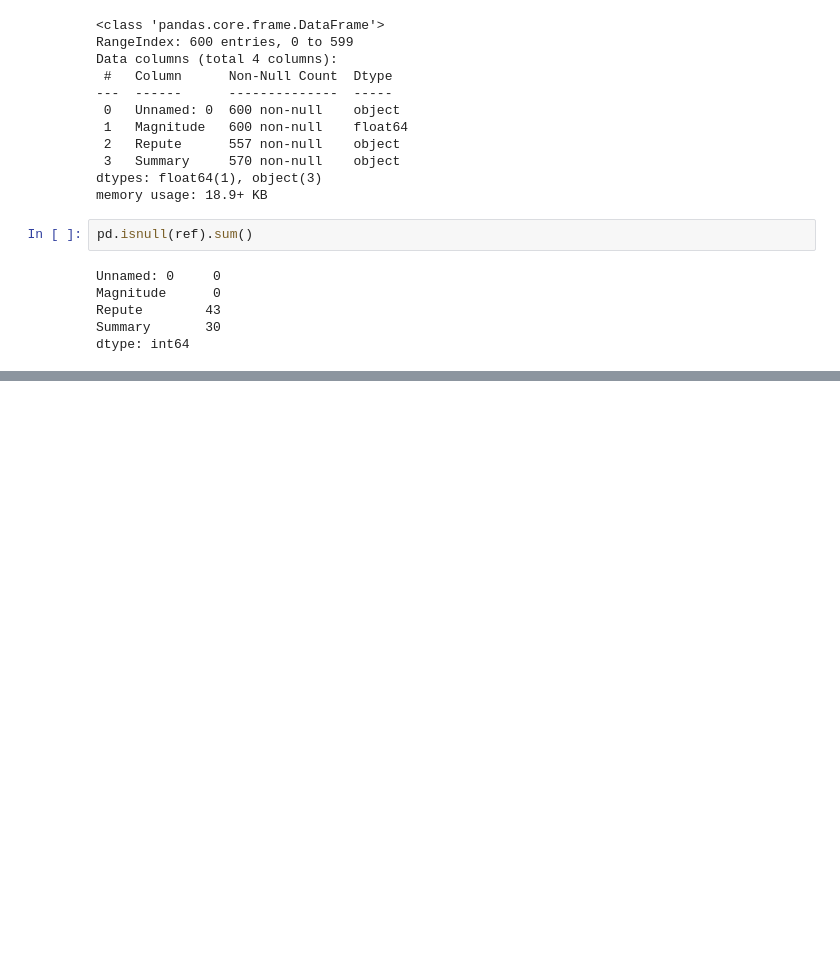
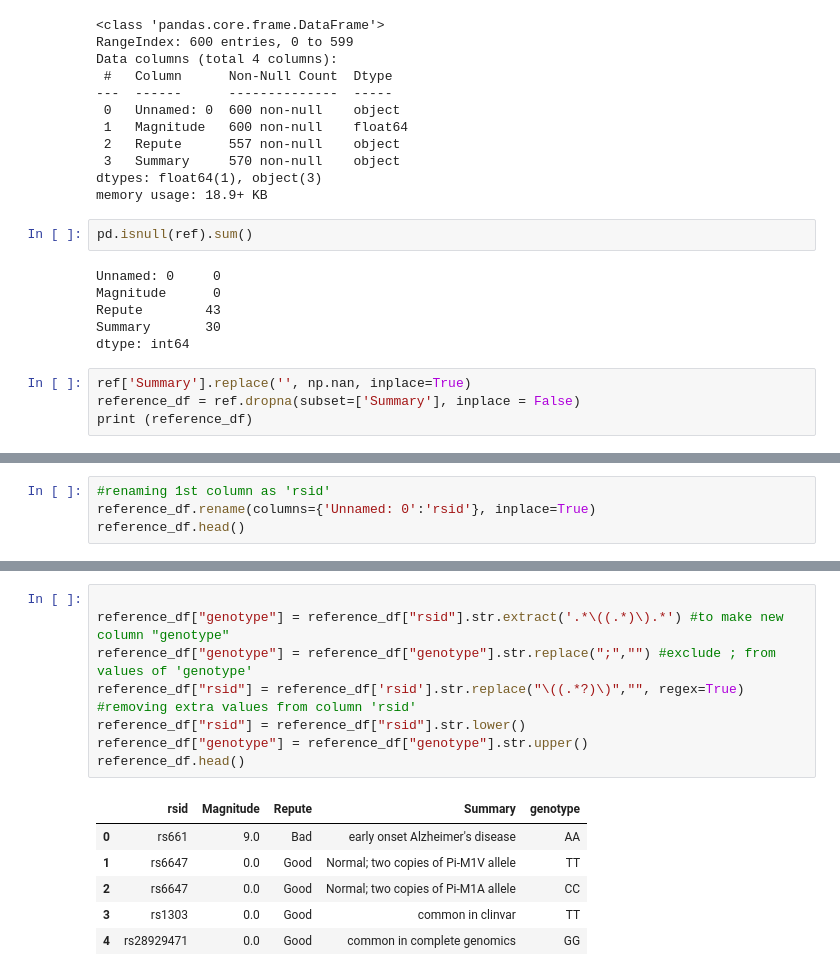
Before and after one commit to nnttluna/genome-decode, a Jupyter notebook: genome_on_ref.ipynb, the cells around one changed output, grey strips where cells are left out. Saved outputs shown, nothing was run; the diff lists cells and outputs as text; blank space fills up the shorter version.

```diff
--- a/genome_on_ref.ipynb
+++ b/genome_on_ref.ipynb
@@ -85,3 +85,7 @@ Magnitude      0
 Repute        43
 Summary       30
 dtype: int64
+# %%
+ref['Summary'].replace('', np.nan, inplace=True)
+reference_df = ref.dropna(subset=['Summary'], inplace = False)
+print (reference_df)
@@ -87,0 +119,4 @@ dtype: int64
+# %%
+#renaming 1st column as 'rsid'
+reference_df.rename(columns={'Unnamed: 0':'rsid'}, inplace=True)
+reference_df.head()
@@ -87,0 +130,15 @@ dtype: int64
+# %%
+
+reference_df["genotype"] = reference_df["rsid"].str.extract('.*\((.*)\).*') #to make new column "genotype"
+reference_df["genotype"] = reference_df["genotype"].str.replace(";","") #exclude ; from values of 'genotype'
+reference_df["rsid"] = reference_df['rsid'].str.replace("\((.*?)\)","", regex=True) #removing extra values from column 'rsid'
+reference_df["rsid"] = reference_df["rsid"].str.lower()
+reference_df["genotype"] = reference_df["genotype"].str.upper()
+reference_df.head()
+# %% [output]
+|  | rsid | Magnitude | Repute | Summary | genotype |
+| 0 | rs661 | 9.0 | Bad | early onset Alzheimer's disease | AA |
+| 1 | rs6647 | 0.0 | Good | Normal; two copies of Pi-M1V allele | TT |
+| 2 | rs6647 | 0.0 | Good | Normal; two copies of Pi-M1A allele | CC |
+| 3 | rs1303 | 0.0 | Good | common in clinvar | TT |
+| 4 | rs28929471 | 0.0 | Good | common in complete genomics | GG |
```
Also changed, not shown: parts of 3 cells of this notebook.
